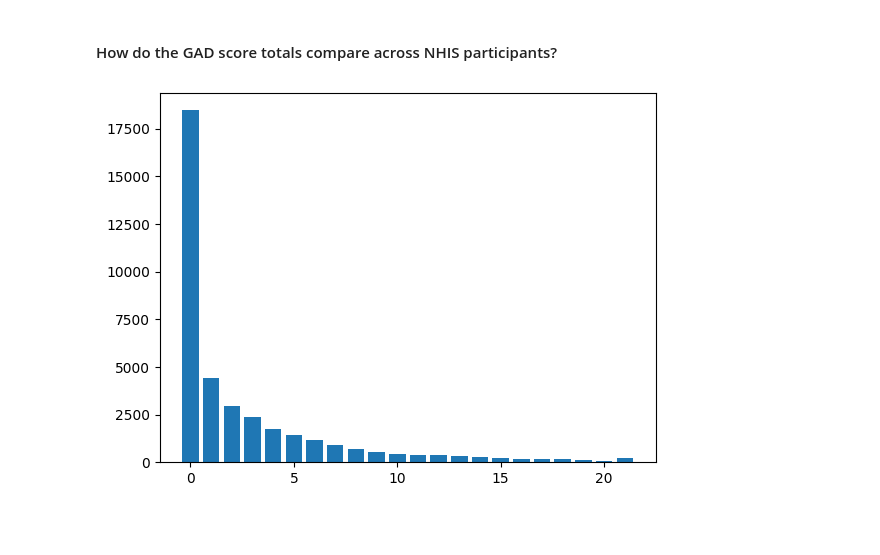
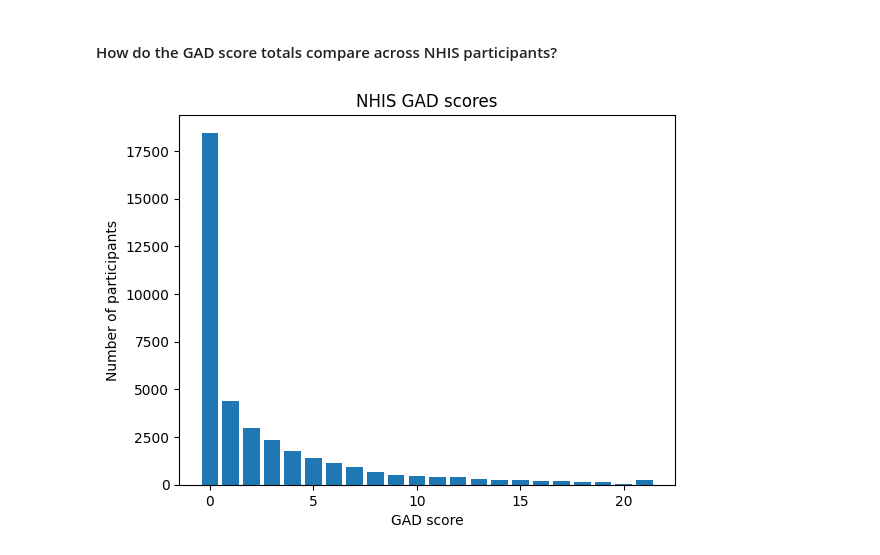
Before and after one commit to amallred/gaming-mental-health-analysis, a Jupyter notebook: notebooks/gad_eda.ipynb, the cells around one changed output. Cells and saved outputs as stored; diff of their text form; code cells hidden in the pictures; blank space fills up the shorter version.

```diff
--- a/notebooks/gad_eda.ipynb
+++ b/notebooks/gad_eda.ipynb
@@ -648,3 +577,12 @@ plt.show()
+# %%
+def visualize_count_plot(dataframe, x_label_name, y_label_name, plot_name):
+    plt.bar(dataframe.index, dataframe.values)
+
+    plt.xlabel(x_label_name)
+    plt.ylabel(y_label_name)
+    plt.title(plot_name)
+
+    plt.show()
 # %% [markdown]
 #### How do the GAD score totals compare across all participants?
 # %%
@@ -692,10 +626,8 @@ plt.show()
 # %% [markdown]
 #### How do the GAD score totals compare across NHIS participants?
 # %%
-nhis_data_scores_r = nhis_data_scores_r['GAD_total'].value_counts()
+nhis_data_scores = nhis_data_scores_r['GAD_total'].value_counts()
 
-plt.bar(nhis_data_scores_r.index, nhis_data_scores_r.values)
-
-plt.show()
+visualize_count_plot(nhis_data_scores, 'GAD score', 'Number of participants', 'NHIS GAD scores')
 # %% [output]
-[figure, old version]
+[figure, new version]
```
Also changed, not shown: parts of 40 cells of this notebook, 4 other files.
